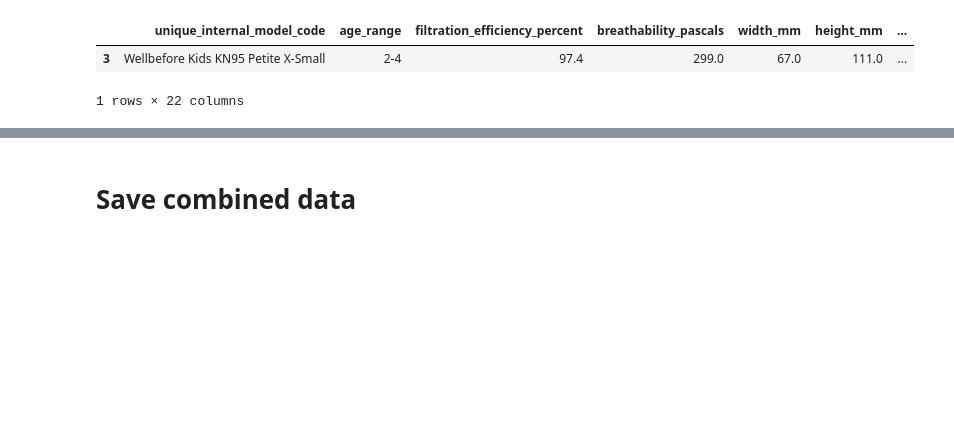
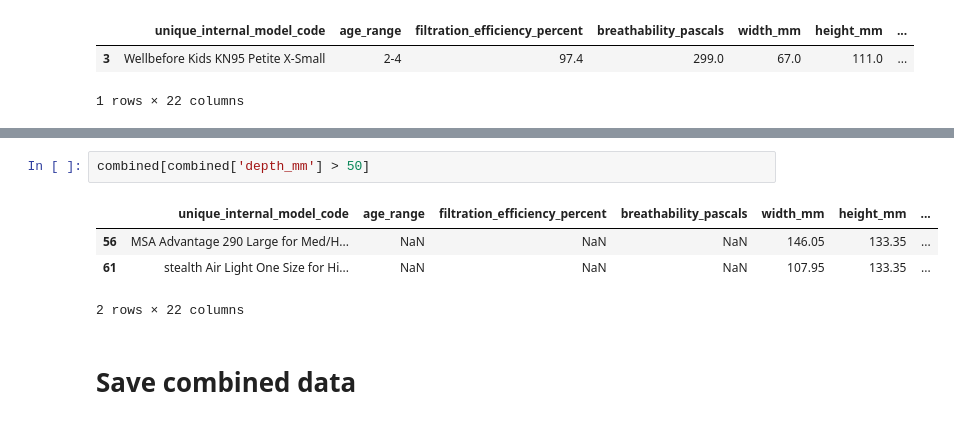
Before and after one commit to Edderic/breathesafe, a Jupyter notebook: python/mask-recommender/notebooks/combine-mask-data-sets.ipynb, the cells around one changed output, grey strips where cells are left out. Cells and saved outputs as stored; diff of their text form; blank space fills up the shorter version.

```diff
--- a/python/mask-recommender/notebooks/combine-mask-data-sets.ipynb
+++ b/python/mask-recommender/notebooks/combine-mask-data-sets.ipynb
@@ -1725,3 +1744,10 @@ combined[combined['width_mm'] < 70]
+# %%
+combined[combined['depth_mm'] > 50]
+# %% [output]
+|  | unique_internal_model_code | age_range | filtration_efficiency_percent | breathability_pascals | width_mm | height_mm | ... |
+| 56 | MSA Advantage 290 Large for Med/H... | NaN | NaN | NaN | 146.05 | 133.35 | ... |
+| 61 | stealth Air Light One Size for Hi... | NaN | NaN | NaN | 107.95 | 133.35 | ... |
+2 rows × 22 columns
 # %% [markdown]
 # Save combined data
 # %%
```
Also changed, not shown: parts of 2 cells of this notebook, 1 other file.
